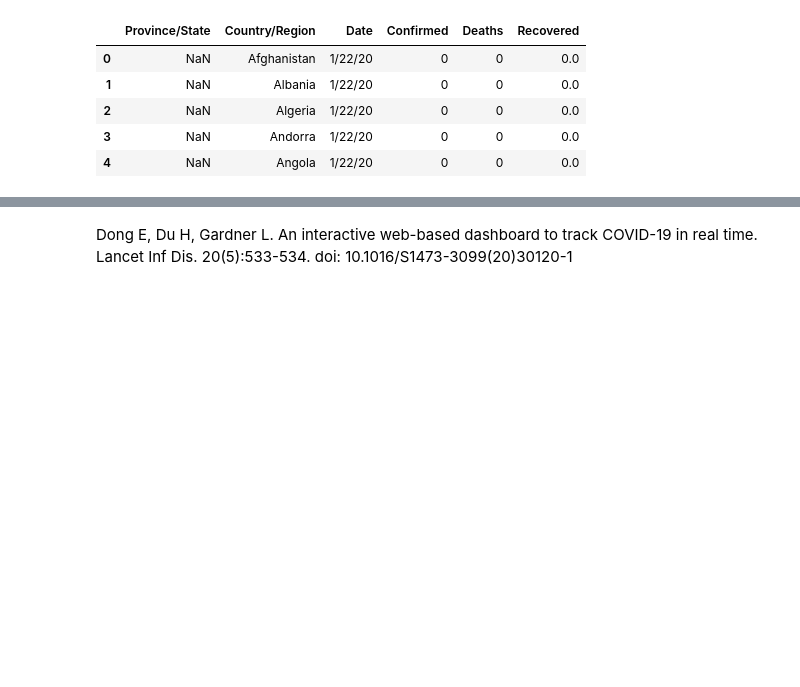
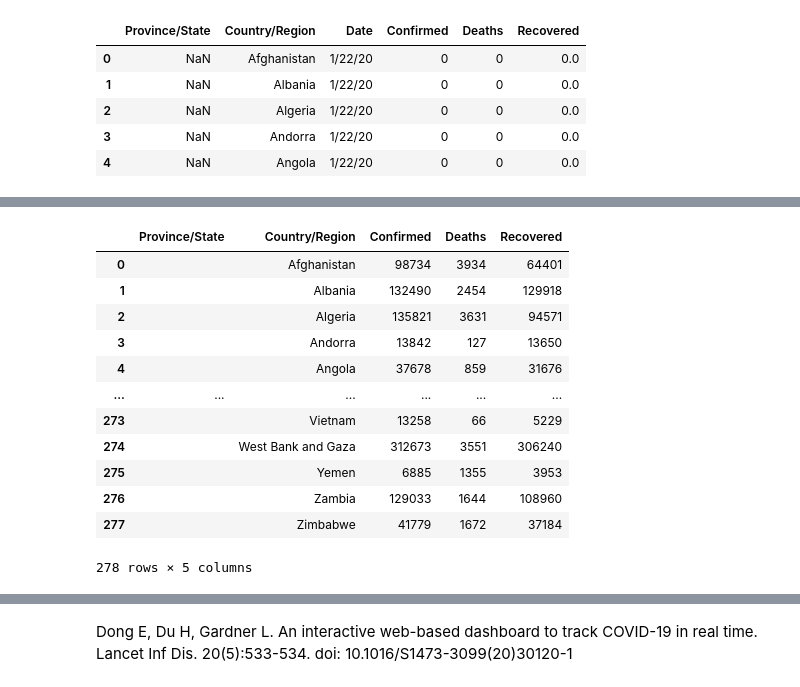
Before and after one commit to LT-cho-KHDL/Final-lab-p4ds, a Jupyter notebook: Final.ipynb, the cells around one changed output, grey strips where cells are left out. Cells and saved outputs as stored; diff of their text form; code cells hidden in the pictures; blank space fills up the shorter version.

```diff
--- a/Final.ipynb
+++ b/Final.ipynb
@@ -90,0 +130,5 @@ dtype: object
+# %%
+covid19_df['Date'] = pd.to_datetime(covid19_df['Date'], format = '%m/%d/%y')
+covid19_df['Recovered'] = covid19_df['Recovered'].fillna(0)
+covid19_df['Recovered'] = covid19_df['Recovered'].astype('int64')
+covid19_df['Province/State'] = covid19_df[['Province/State','Country/Region']].replace(np.nan,'')
@@ -106,11 +171,0 @@ nume_col_profiles_df
-# %%
-def missing_ratio(s):
-    return (s.isna().mean() * 100).round(3)
-def num_diff_vals(s):
-    return len(s.dropna().unique())
-def diff_vals(s):
-    return s.dropna().unique()
-covid19_cate = covid19_df.select_dtypes(include = 'object').drop(['Date'],axis = 1)
-cate_col_profiles_df = covid19_cate.agg([missing_ratio,num_diff_vals,diff_vals])
-pd.set_option('display.max_colwidth',None)
-cate_col_profiles_df
@@ -125,0 +184,17 @@ cate_col_profiles_df
+# %%
+country_df = covid19_df[covid19_df['Date']==max(covid19_df['Date'])].reset_index(drop=True).drop('Date', axis=1)
+country_df
+# %% [output]
+|  | Province/State | Country/Region | Confirmed | Deaths | Recovered |
+| 0 |  | Afghanistan | 98734 | 3934 | 64401 |
+| 1 |  | Albania | 132490 | 2454 | 129918 |
+| 2 |  | Algeria | 135821 | 3631 | 94571 |
+| 3 |  | Andorra | 13842 | 127 | 13650 |
+| 4 |  | Angola | 37678 | 859 | 31676 |
+| ... | ... | ... | ... | ... | ... |
+| 273 |  | Vietnam | 13258 | 66 | 5229 |
+| 274 |  | West Bank and Gaza | 312673 | 3551 | 306240 |
+| 275 |  | Yemen | 6885 | 1355 | 3953 |
+| 276 |  | Zambia | 129033 | 1644 | 108960 |
+| 277 |  | Zimbabwe | 41779 | 1672 | 37184 |
+278 rows × 5 columns
```
Also changed, not shown: parts of 43 cells of this notebook.
